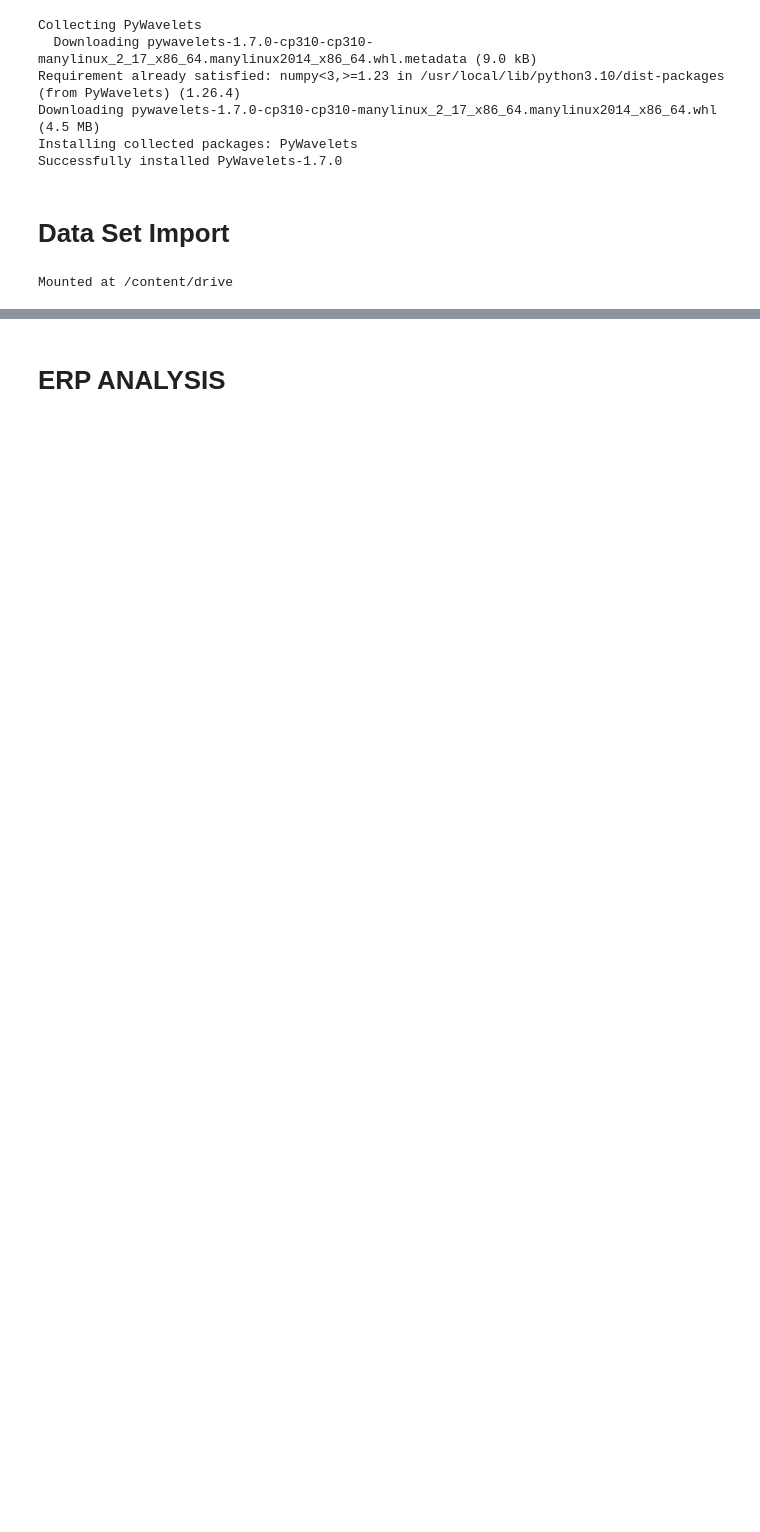
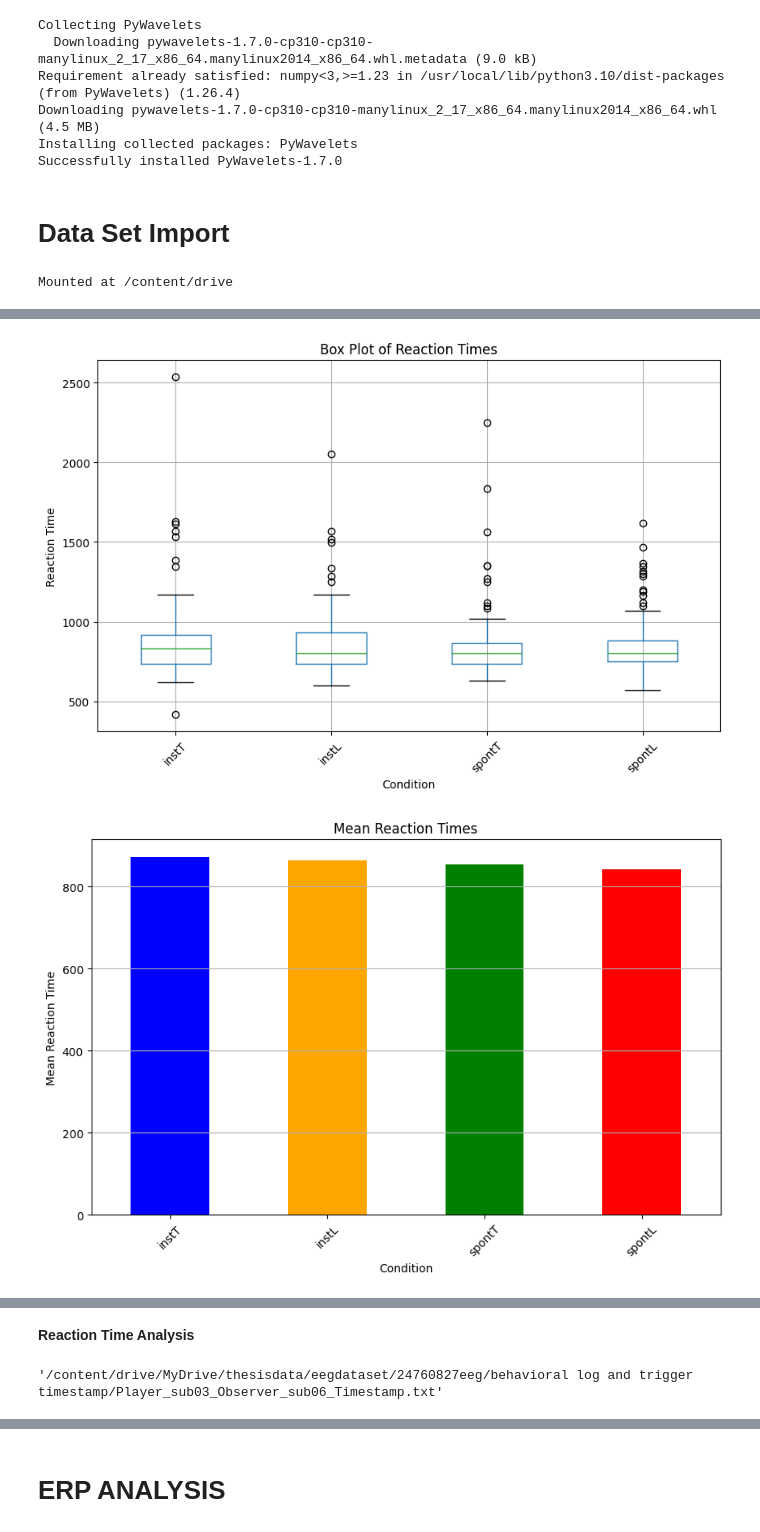
Before and after one commit to eldhosejoseph/thesis, a Jupyter notebook: ce901_thesis.ipynb, the cells around one changed output, grey strips where cells are left out. Cells and saved outputs as stored; diff of their text form; code cells hidden in the pictures; blank space fills up the shorter version.

```diff
--- a/ce901_thesis.ipynb
+++ b/ce901_thesis.ipynb
@@ -274,0 +741,12 @@ def player_df(player):
+# %%
+df=filtered_cardL
+# Assuming df is your DataFrame
+def filter_by_player_input(df, player_input):
+    # Filter for player input containing 'playerinput_True_' or 'playerinput_Lie_'
+    filtered_df = df[df['Player Input'].str.contains(f'playerinput_{player_input}_', na=False)]
+    return filtered_df
+
+# Filter for 'playerinput_True_'
+filtered_Ilie = filter_by_player_input(df, 'Lie')
+print("Filtered DataFrame for playerinput_Lie_:")
+print(filtered_Ilie)
@@ -274,0 +786,51 @@ def player_df(player):
+# %%
+
+#box plot
+data = {
+    'instT': filtered_Itrue['Time (ms)'],
+    'instL': filtered_Ilie['Time (ms)'],
+    'spontT': filtered_Strue['Time (ms)'],
+    'spontL': filtered_Slie['Time (ms)']
+}
+df = pd.DataFrame(data)
+
+# Create a box plot
+plt.figure(figsize=(10, 6))
+df.boxplot()
+plt.title('Box Plot of Reaction Times')
+plt.ylabel('Reaction Time')
+plt.xlabel('Condition')
+plt.xticks(rotation=45)
+plt.grid(True)
+plt.show()
+
+# Plotting the bar plot
+plt.figure(figsize=(10, 6))
+df.mean().plot(kind='bar', color=['blue', 'orange', 'green', 'red'])
+plt.title('Mean Reaction Times')
+plt.ylabel('Mean Reaction Time')
+plt.xlabel('Condition')
+plt.xticks(rotation=45)
+plt.grid(axis='y')
+plt.show()
+
+
+#heatmap
+# Calculate the mean reaction times for each condition
+mean_reaction_times = df.mean()
+
+# Reshape the data for the heatmap
+heatmap_data = mean_reaction_times.values.reshape(1, -1)
+
+# Create the heatmap
+plt.figure(figsize=(8, 6))
+sns.heatmap(heatmap_data, cmap='viridis', annot=True, fmt=".2f", cbar=False)
+plt.title('Mean Reaction Times Heatmap')
+plt.xlabel('Condition')
+plt.ylabel('Mean Reaction Time')
+plt.xticks(ticks=range(len(mean_reaction_times)), labels=mean_reaction_times.index)
+plt.yticks(rotation=0)
+plt.show()
+# %% [output]
+[figure, added]
+[figure, added]
@@ -274,0 +838,2 @@ def player_df(player):
+# %% [markdown]
+**Reaction Time Analysis**
@@ -274,0 +978,4 @@ def player_df(player):
+# %%
+timestampfiles(1)
+# %% [output]
+'/content/drive/MyDrive/thesisdata/eegdataset/24760827eeg/behavioral log and trigger timestamp/Player_sub03_Observer_sub06_Timestamp.txt'
```
Also changed, not shown: parts of 58 cells of this notebook.
